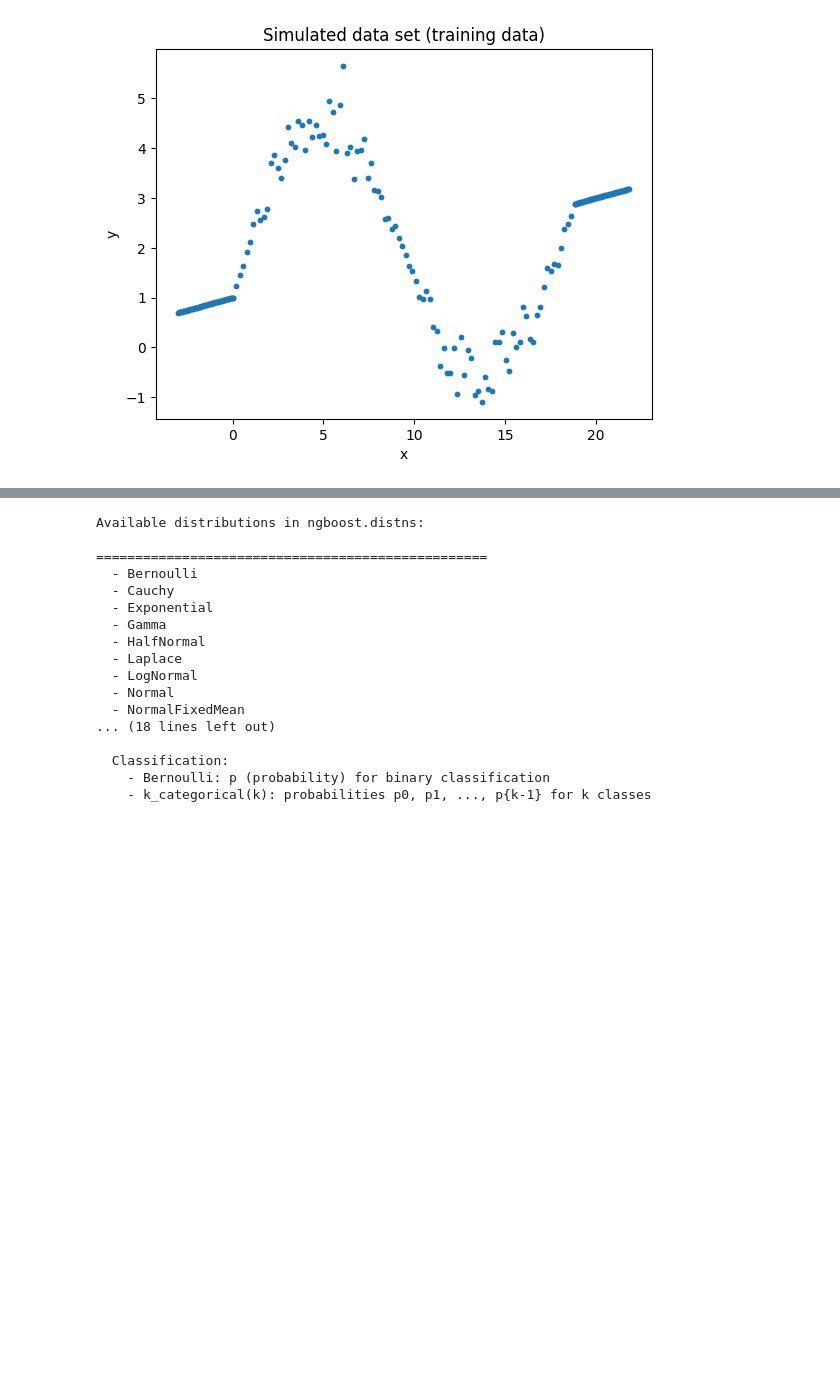
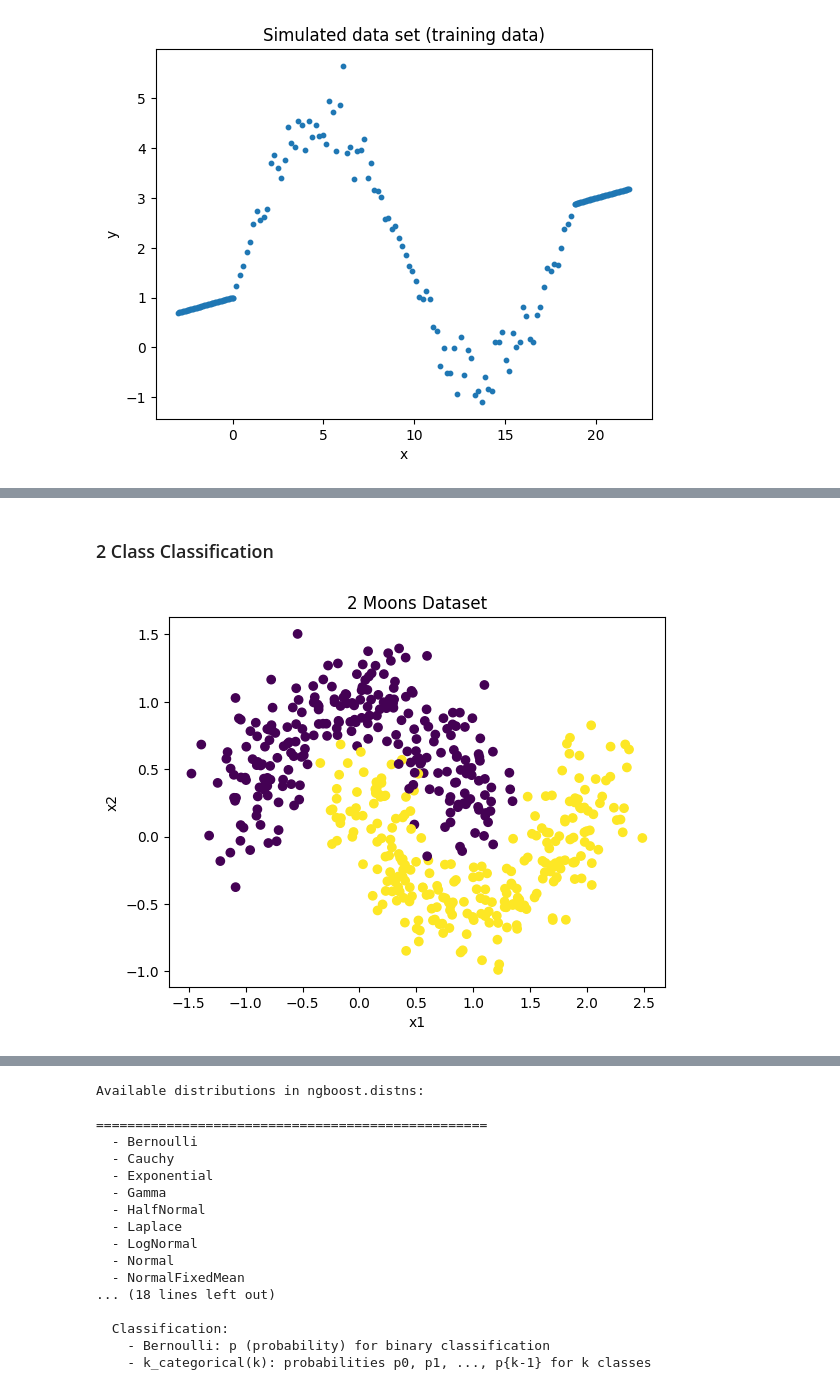
Before and after one commit to ioskn/mldl_htwg, a Jupyter notebook: boosting/ProbBoosting.ipynb, the cells around one changed output, grey strips where cells are left out. Cells and saved outputs as stored; diff of their text form; code cells hidden in the pictures; blank space fills up the shorter version.

```diff
--- a/boosting/ProbBoosting.ipynb
+++ b/boosting/ProbBoosting.ipynb
@@ -102,0 +80,16 @@ plt.show()
+# %% [markdown]
+### 2 Class Classification
+# %%
+## Create the 2 moons dataset
+
+from sklearn.datasets import make_moons
+x_train, y_train = make_moons(n_samples=500, noise=0.2, random_state=42)
+
+# Plot the dataset
+plt.scatter(x_train[:,0], x_train[:,1], c=y_train, cmap=plt.cm.viridis)
+plt.xlabel('x1')
+plt.ylabel('x2')
+plt.title('2 Moons Dataset')
+plt.show()
+# %% [output]
+[figure, added]
```
Also changed, not shown: parts of 11 cells of this notebook.
